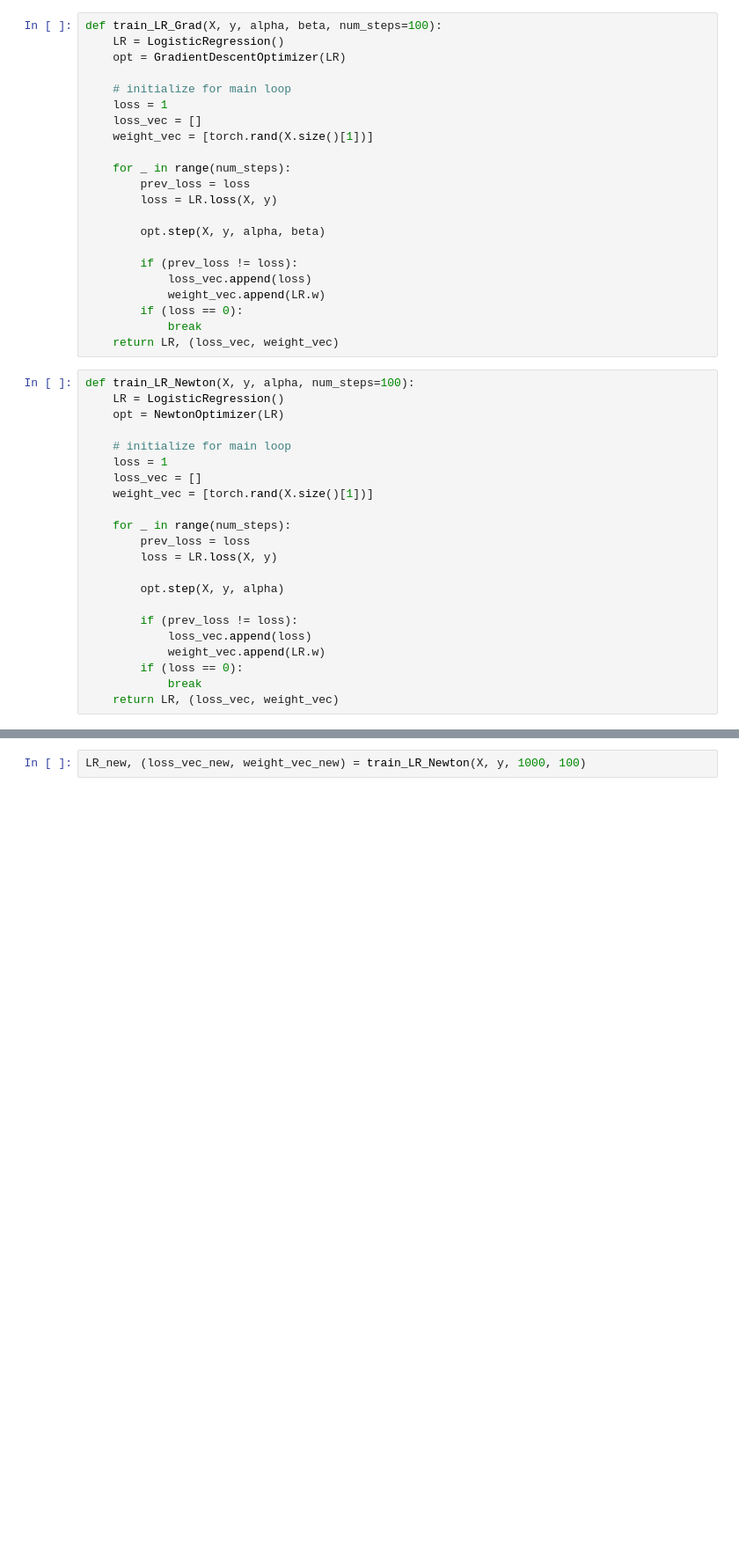
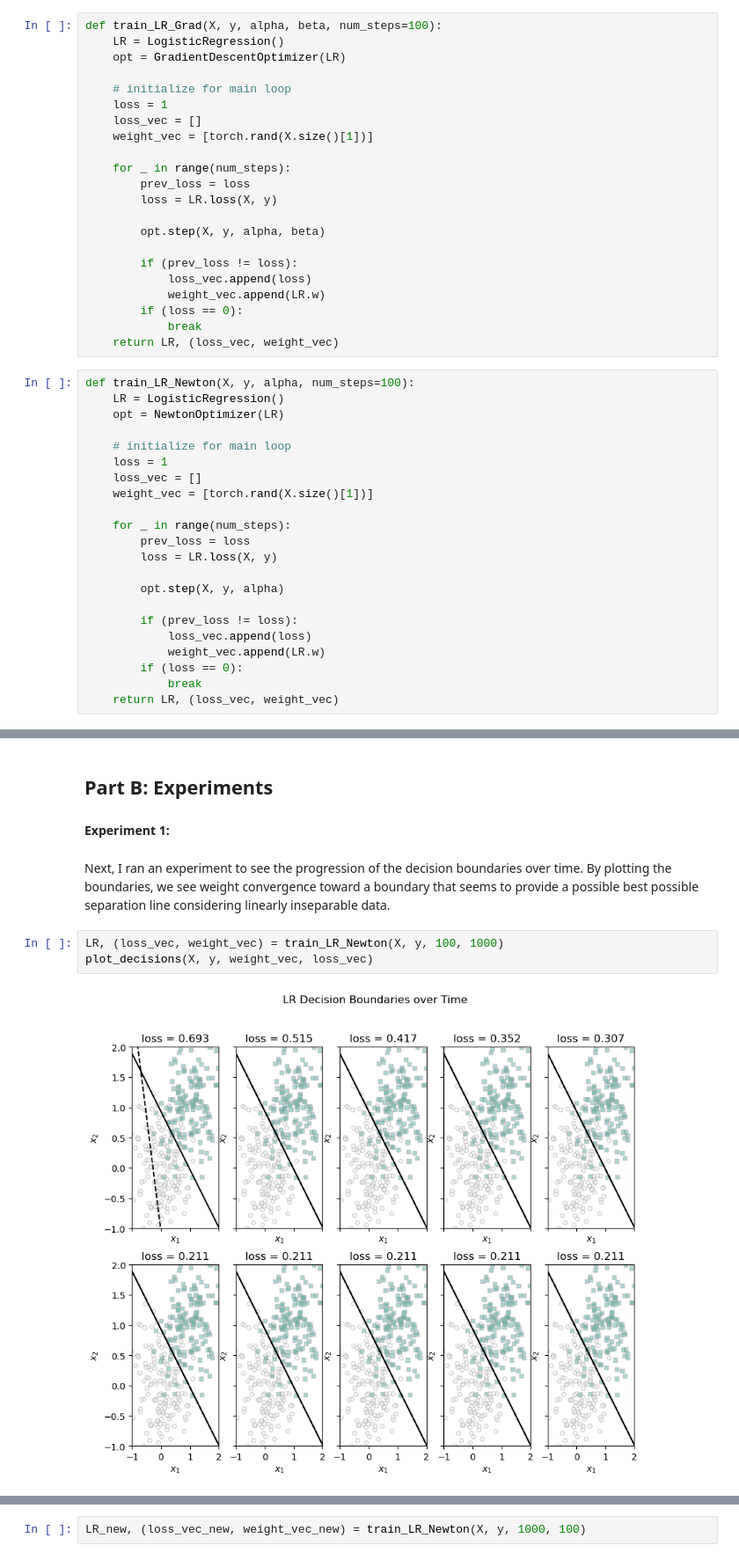
Before and after one commit to jblake05/ml-0451, a Jupyter notebook: posts/newton-optimizer/index.ipynb, the cells around one changed output, grey strips where cells are left out. Shown: that part at 88% size. Cells and saved outputs as stored; diff of their text form; blank space fills up the shorter version.

```diff
--- a/posts/newton-optimizer/index.ipynb
+++ b/posts/newton-optimizer/index.ipynb
@@ -128,0 +168,11 @@ plot_loss(loss_vec_new)
+# %% [markdown]
+## Part B: Experiments
+
+#### Experiment 1:
+# %% [markdown]
+Next, I ran an experiment to see the progression of the decision boundaries over time. By plotting the boundaries, we see weight convergence toward a boundary that seems to provide a possible best possible separation line considering linearly inseparable data.
+# %%
+LR, (loss_vec, weight_vec) = train_LR_Newton(X, y, 100, 1000)
+plot_decisions(X, y, weight_vec, loss_vec)
+# %% [output]
+[figure, added]
```
Also changed, not shown: parts of 37 cells of this notebook, 12 other files.
